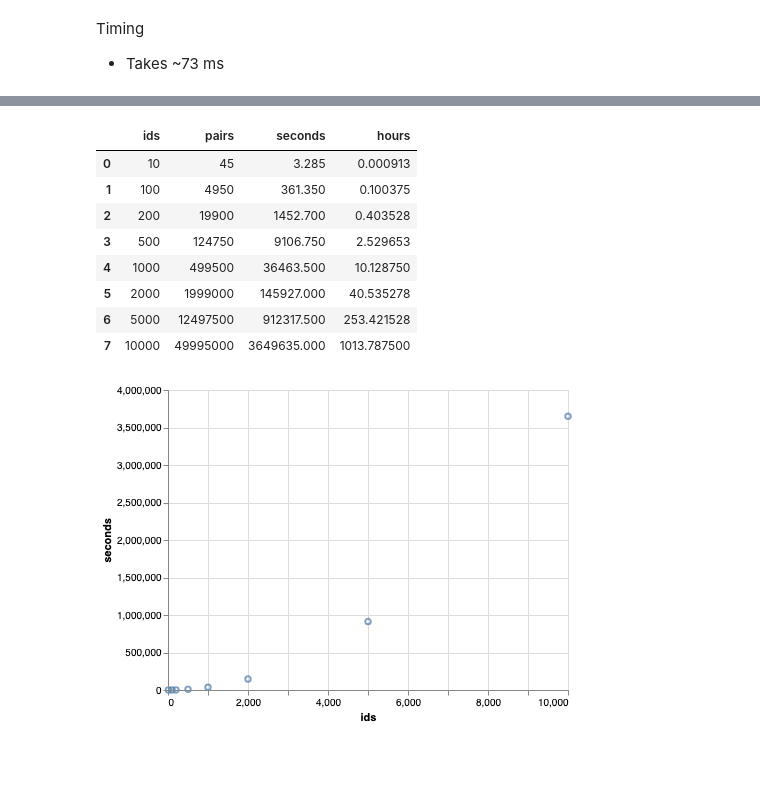
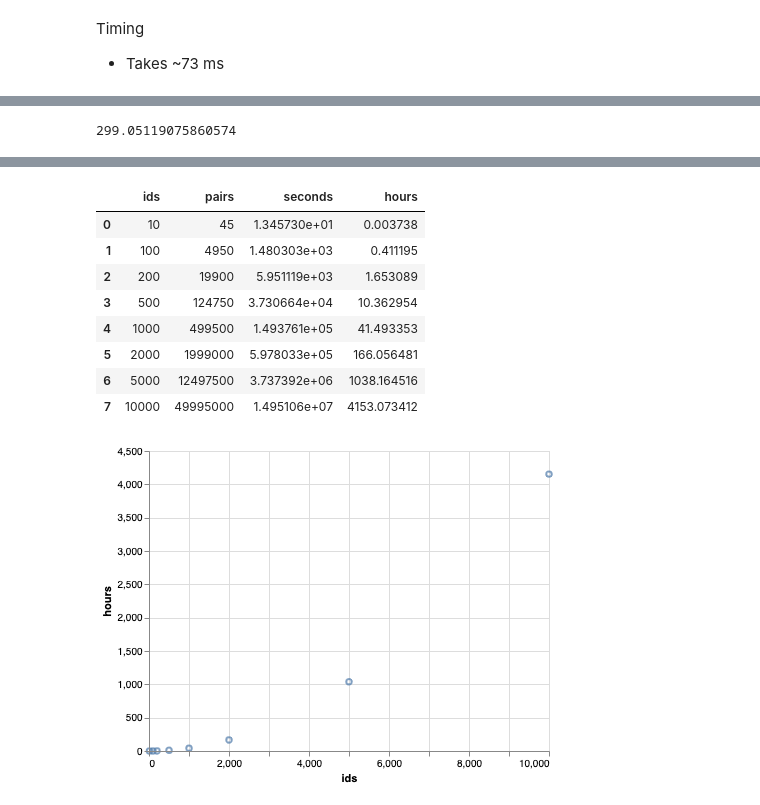
Before and after one commit to dustinmichels/paradeller, a Jupyter notebook: notebooks/optimize.ipynb, the cells around one changed output, grey strips where cells are left out. Cells and saved outputs as stored; diff of their text form; code cells hidden in the pictures; blank space fills up the shorter version.

```diff
--- a/notebooks/optimize.ipynb
+++ b/notebooks/optimize.ipynb
@@ -48,10 +48,9 @@ showlen = lambda data: print(f"Length: {len(data):,}")
 # %%
 #######################
 USE_PICKLE = True
-UPDATE_PICKLE = False
+UPDATE_PICKLE = True
 USE_SAMPLE = False
 #######################
-
 
 
 if USE_PICKLE:
@@ -66,7 +65,7 @@ else:
         data = load_archive()
 
     showlen(data)
-    print("Cleaning up data...")
+    print("\nCleaning up data...")
 
     # remove too short
     print("> Remove too short")
@@ -84,12 +83,12 @@ else:
     data = filter_out_oddballs_recursive(data)
     showlen(data)
 
-    print("Creating adjacency lists...")
+    print("\nCreating adjacency lists...")
     # make adj lists
     adj_list_words, adj_list_ids = restructure_data(data)
 
     if UPDATE_PICKLE:
-        print("Saving new data to pickle...")
+        print("\nSaving new data to pickle...")
         save_to_pickle((data, duplicates, adj_list_words, adj_list_ids))
 
 
@@ -266,3 +282,13 @@ for i in tqdm(range(len(ids))):
 Timing
 
 - Takes ~73 ms
+# %%
+# get some random pairs
+
+ids = list(adj_list_ids.keys())
+some_ids = [
+    random.choice(ids)
+    for _ in range(100)
+]
+pairs = list(combinations(some_ids, 2))
+some_pairs = [random.choice(pairs) for _ in range(10)]
@@ -269 +345,6 @@ Timing
+# %%
+avg_run_ms = df.describe().loc['mean', 'ms']
+avg_run_ms
+# %% [output]
+299.05119075860574
 # %%
@@ -288,18 +368,18 @@ df['hours'] = df['seconds'] / 60 / 60
 df
 # %% [output]
 |  | ids | pairs | seconds | hours |
-| 0 | 10 | 45 | 3.285 | 0.000913 |
-| 1 | 100 | 4950 | 361.350 | 0.100375 |
-| 2 | 200 | 19900 | 1452.700 | 0.403528 |
-| 3 | 500 | 124750 | 9106.750 | 2.529653 |
-| 4 | 1000 | 499500 | 36463.500 | 10.128750 |
-| 5 | 2000 | 1999000 | 145927.000 | 40.535278 |
-| 6 | 5000 | 12497500 | 912317.500 | 253.421528 |
-| 7 | 10000 | 49995000 | 3649635.000 | 1013.787500 |
+| 0 | 10 | 45 | 1.345730e+01 | 0.003738 |
+| 1 | 100 | 4950 | 1.480303e+03 | 0.411195 |
+| 2 | 200 | 19900 | 5.951119e+03 | 1.653089 |
+| 3 | 500 | 124750 | 3.730664e+04 | 10.362954 |
+| 4 | 1000 | 499500 | 1.493761e+05 | 41.493353 |
+| 5 | 2000 | 1999000 | 5.978033e+05 | 166.056481 |
+| 6 | 5000 | 12497500 | 3.737392e+06 | 1038.164516 |
+| 7 | 10000 | 49995000 | 1.495106e+07 | 4153.073412 |
 # %%
 alt.Chart(df).mark_point().encode(
     x='ids',
-    y='seconds'
+    y='hours'
 )
 # %% [output]
-[figure, old version]
+[figure, new version]
```
Also changed, not shown: parts of 26 cells of this notebook, 9 other files.
